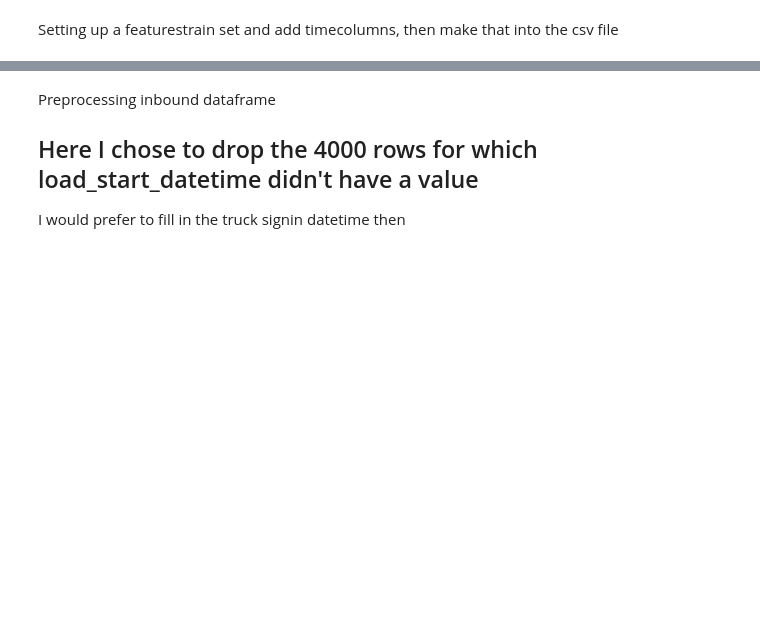
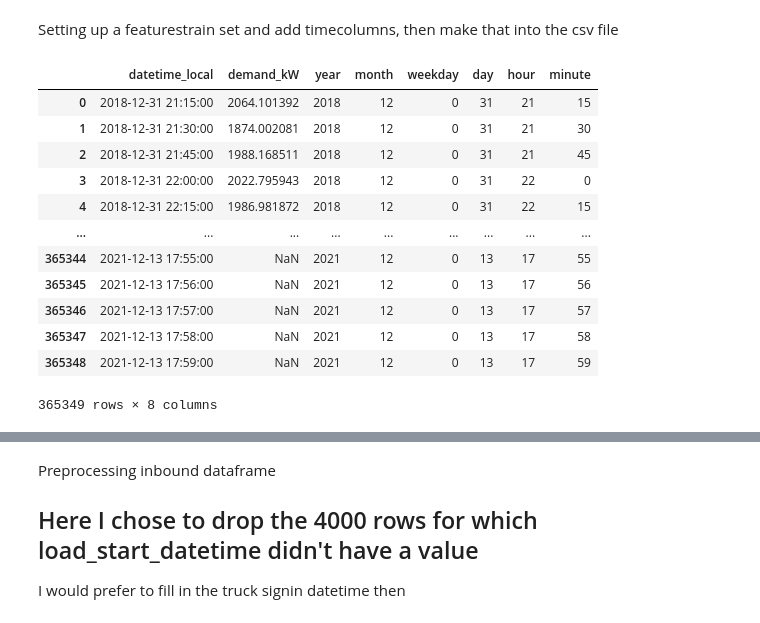
Before and after one commit to Robpennekamp/AppliedMachineLearning, a Jupyter notebook: AppliedMLdataproject2Sonjaa.ipynb, the cells around one changed output, grey strips where cells are left out. Cells and saved outputs as stored; diff of their text form; code cells hidden in the pictures; blank space fills up the shorter version.

```diff
--- a/AppliedMLdataproject2Sonjaa.ipynb
+++ b/AppliedMLdataproject2Sonjaa.ipynb
@@ -60,8 +60,22 @@ def make_datetime(df, col_name): ###To make datetime object from df at colname
 # %% [markdown]
 Setting up a featurestrain set and add timecolumns, then make that into the csv file
 # %%
-featurestrain = pd.DataFrame({'datetime_local': trainentest['datetime_local'][0:273988]})
+featurestrain = pd.DataFrame({'datetime_local': trainentest['datetime_local'], 'demand_kW' : trainentest['demand_kW']})
 addtimecol(featurestrain, 'datetime_local')
-featurestrain = featurestrain.set_index('datetime_local')
+#featurestrain = featurestrain.set_index('datetime_local')
 
 #featurestrain.to_csv('featurestrain.csv')
+# %% [output]
+|  | datetime_local | demand_kW | year | month | weekday | day | hour | minute |
+| 0 | 2018-12-31 21:15:00 | 2064.101392 | 2018 | 12 | 0 | 31 | 21 | 15 |
+| 1 | 2018-12-31 21:30:00 | 1874.002081 | 2018 | 12 | 0 | 31 | 21 | 30 |
+| 2 | 2018-12-31 21:45:00 | 1988.168511 | 2018 | 12 | 0 | 31 | 21 | 45 |
+| 3 | 2018-12-31 22:00:00 | 2022.795943 | 2018 | 12 | 0 | 31 | 22 | 0 |
+| 4 | 2018-12-31 22:15:00 | 1986.981872 | 2018 | 12 | 0 | 31 | 22 | 15 |
+| ... | ... | ... | ... | ... | ... | ... | ... | ... |
+| 365344 | 2021-12-13 17:55:00 | NaN | 2021 | 12 | 0 | 13 | 17 | 55 |
+| 365345 | 2021-12-13 17:56:00 | NaN | 2021 | 12 | 0 | 13 | 17 | 56 |
+| 365346 | 2021-12-13 17:57:00 | NaN | 2021 | 12 | 0 | 13 | 17 | 57 |
+| 365347 | 2021-12-13 17:58:00 | NaN | 2021 | 12 | 0 | 13 | 17 | 58 |
+| 365348 | 2021-12-13 17:59:00 | NaN | 2021 | 12 | 0 | 13 | 17 | 59 |
+365349 rows × 8 columns
```
Also changed, not shown: parts of 8 cells of this notebook, 2 other files.
